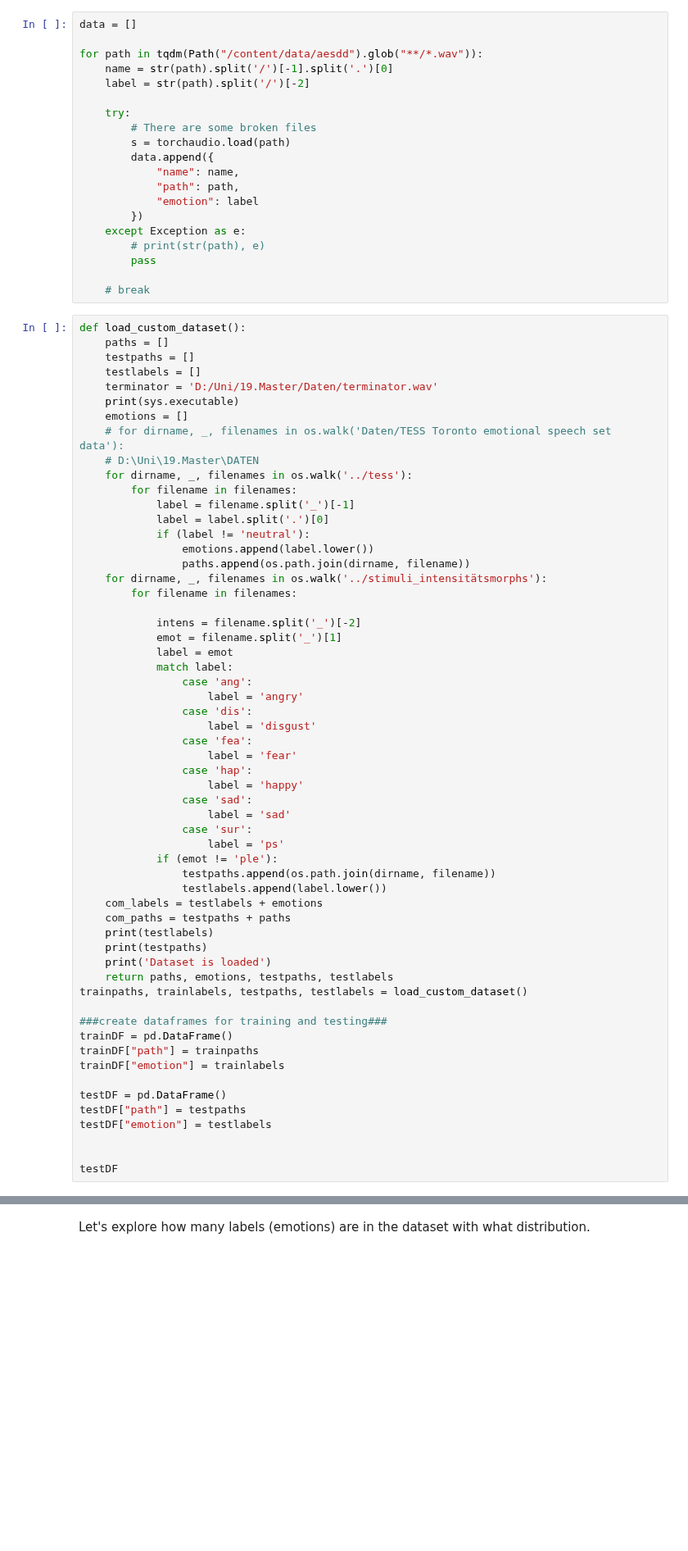
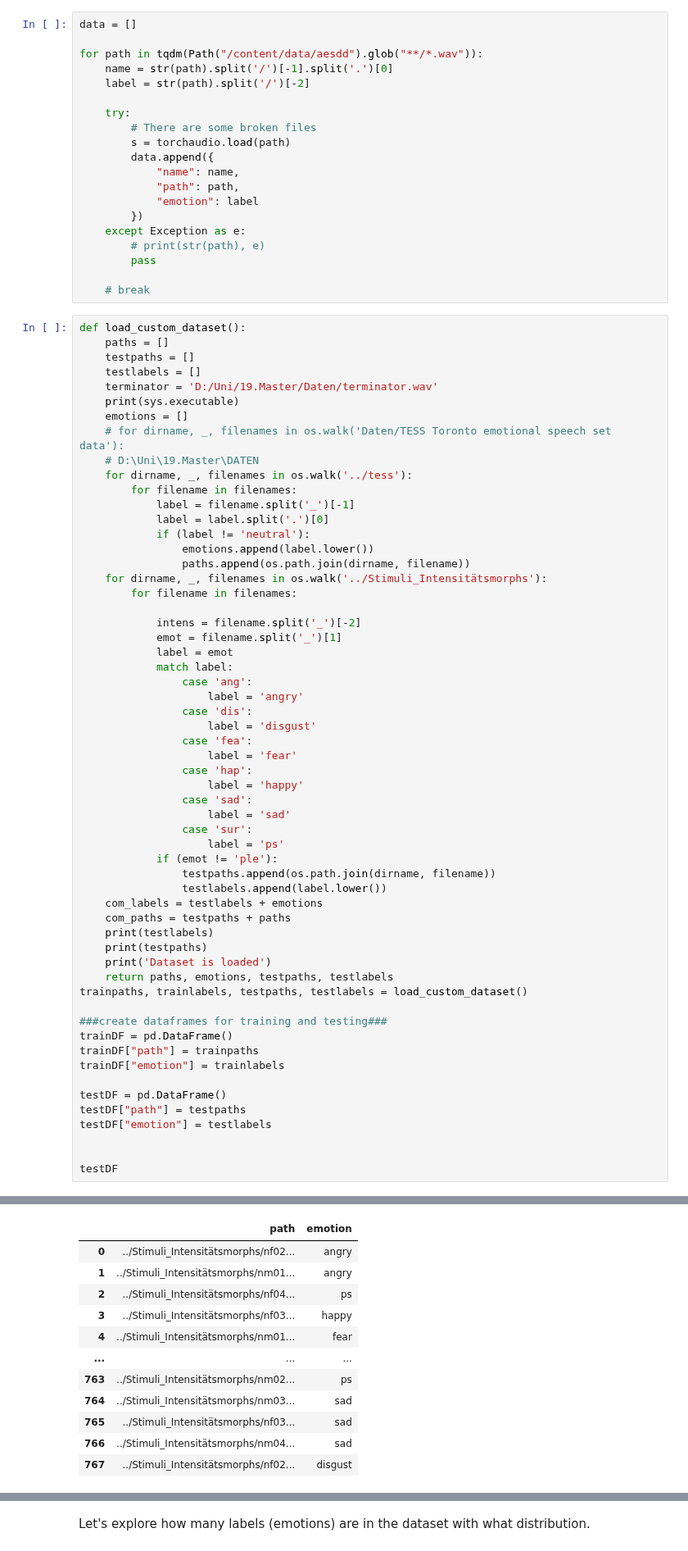
Before and after one commit to BlackFox1197/masterarbeit_programming, a Jupyter notebook: notebooks/Emotion_recognition_in_Greek_speech_using_Wav2Vec2.ipynb, the cells around one changed output, grey strips where cells are left out. Shown at 82% size. Saved outputs shown, nothing was run; the diff lists cells and outputs as text; blank space fills up the shorter version.

```diff
--- a/notebooks/Emotion_recognition_in_Greek_speech_using_Wav2Vec2.ipynb
+++ b/notebooks/Emotion_recognition_in_Greek_speech_using_Wav2Vec2.ipynb
@@ -136,7 +111,7 @@ def load_custom_dataset():
             if (label != 'neutral'):
                 emotions.append(label.lower())
                 paths.append(os.path.join(dirname, filename))
-    for dirname, _, filenames in os.walk('../stimuli_intensitätsmorphs'):
+    for dirname, _, filenames in os.walk('../Stimuli_Intensitätsmorphs'):
         for filename in filenames:
 
             intens = filename.split('_')[-2]
@@ -177,3 +152,4 @@ testDF["emotion"] = testlabels
 
 
 testDF
+# %% [output]
@@ -179,0 +160,12 @@ testDF
+|  | path | emotion |
+| 0 | ../Stimuli_Intensitätsmorphs/nf02... | angry |
+| 1 | ../Stimuli_Intensitätsmorphs/nm01... | angry |
+| 2 | ../Stimuli_Intensitätsmorphs/nf04... | ps |
+| 3 | ../Stimuli_Intensitätsmorphs/nf03... | happy |
+| 4 | ../Stimuli_Intensitätsmorphs/nm01... | fear |
+| ... | ... | ... |
+| 763 | ../Stimuli_Intensitätsmorphs/nm02... | ps |
+| 764 | ../Stimuli_Intensitätsmorphs/nm03... | sad |
+| 765 | ../Stimuli_Intensitätsmorphs/nf03... | sad |
+| 766 | ../Stimuli_Intensitätsmorphs/nm04... | sad |
+| 767 | ../Stimuli_Intensitätsmorphs/nf02... | disgust |
```
Also changed, not shown: parts of 50 cells of this notebook, 7 other files.
